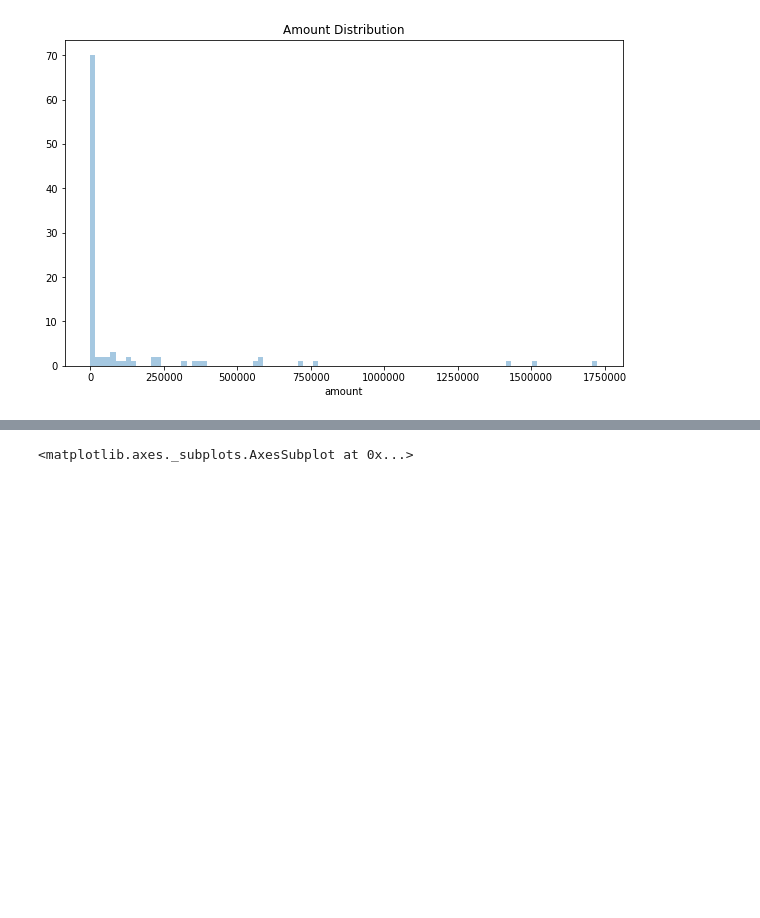
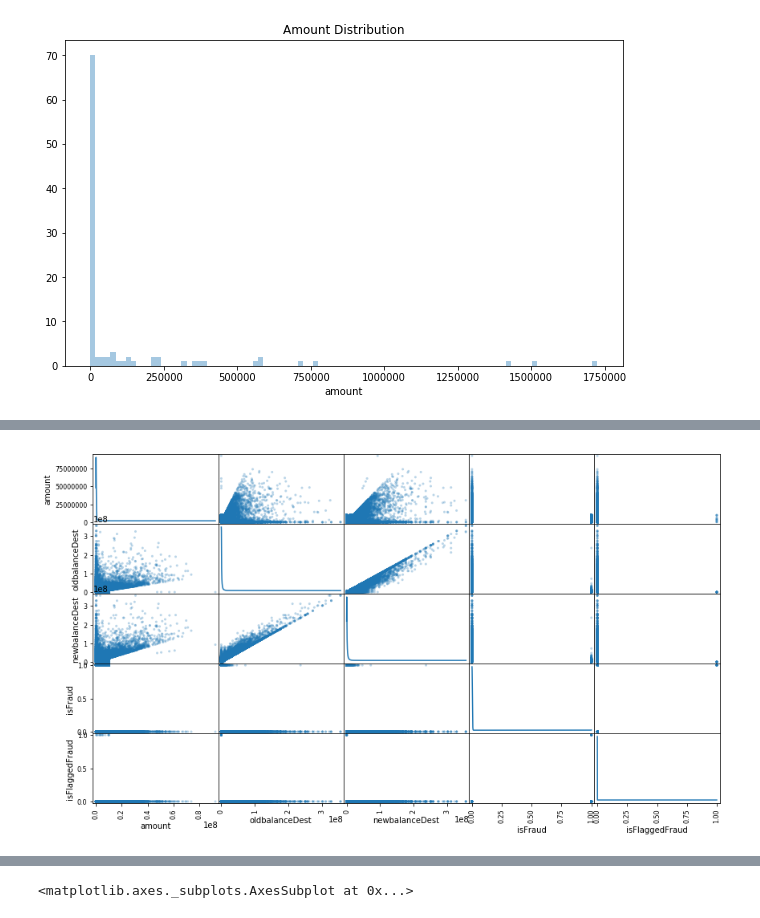
Before and after one commit to venkat998899/machine-learning, a Jupyter notebook: projects/capstone/payments_fraud.ipynb, the cells around one changed output, grey strips where cells are left out. Cells and saved outputs as stored; diff of their text form; code cells hidden in the pictures; blank space fills up the shorter version.

```diff
--- a/projects/capstone/payments_fraud.ipynb
+++ b/projects/capstone/payments_fraud.ipynb
@@ -285,0 +308,10 @@ h.figure.set_size_inches(10,6)
+# %%
+import matplotlib.pyplot as plt
+
+# Produce a scatter matrix for each pair of features in the data
+data_trans_cashout = data[(data['type'] == 'TRANSFER') | (data['type'] == 'CASH_OUT')]
+data_tmp = data_trans_cashout[['amount', 'oldbalanceDest', 'newbalanceDest', 'isFraud', 'isFlaggedFraud']]
+#display(data_tmp.head)
+pd.plotting.scatter_matrix(data_tmp, alpha = 0.3, figsize = (14,8), diagonal = 'kde');
+# %% [output]
+[figure, added]
```
Also changed, not shown: parts of 16 cells of this notebook, 1 other file.
